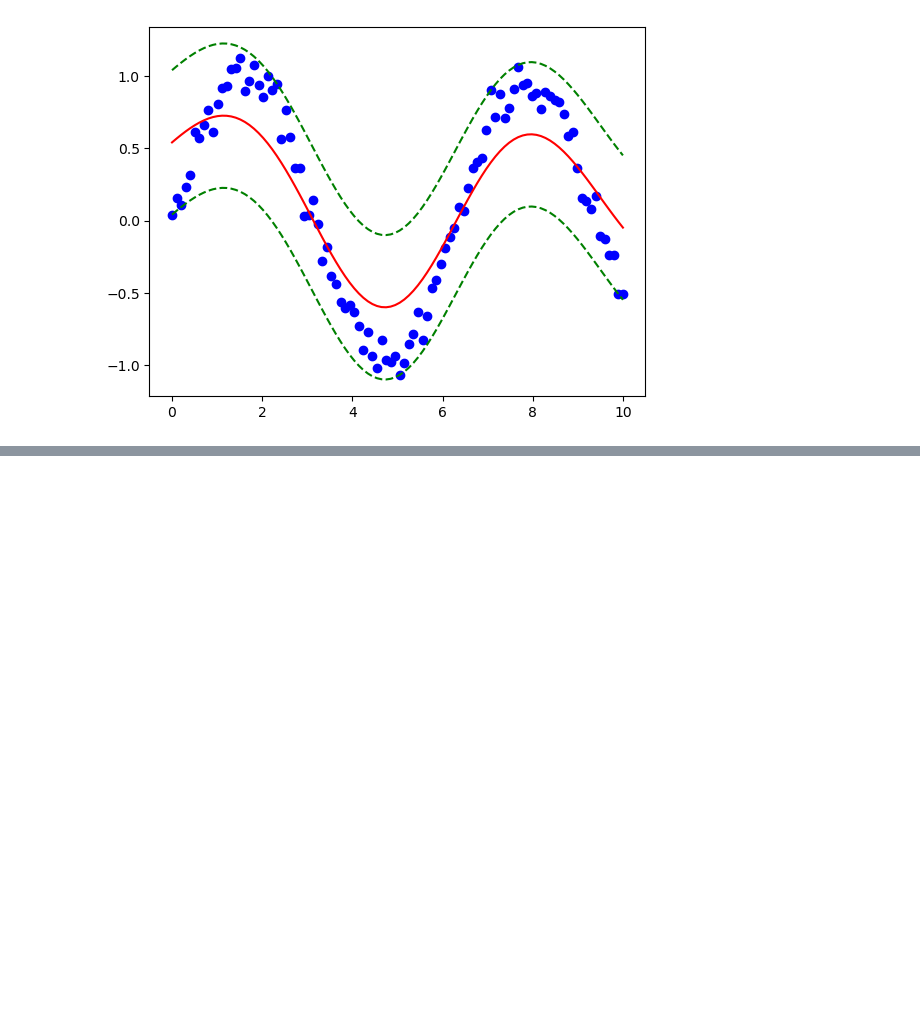
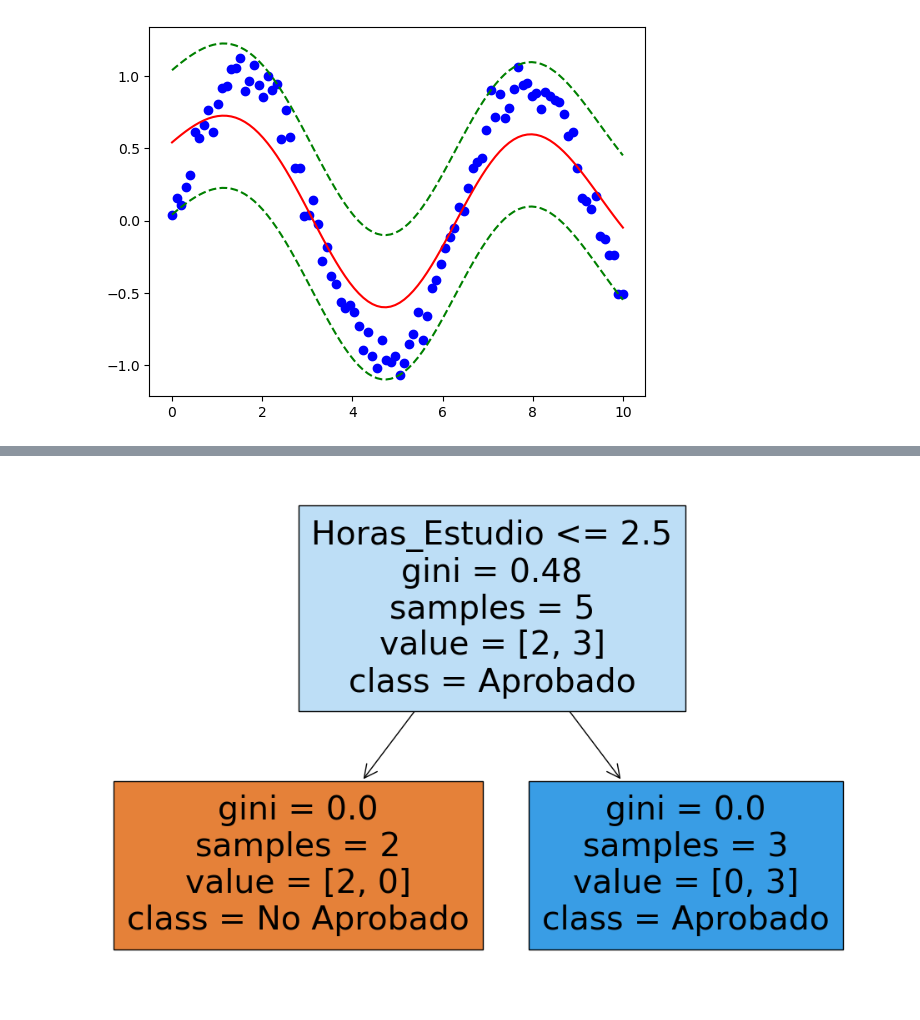
Before and after one commit to vizcardo1199/python-statitics, a Jupyter notebook: MODULO-2/Sesion17.ipynb, the cells around one changed output, grey strips where cells are left out. Saved outputs shown, nothing was run; the diff lists cells and outputs as text; code cells hidden in the pictures; blank space fills up the shorter version.

```diff
--- a/MODULO-2/Sesion17.ipynb
+++ b/MODULO-2/Sesion17.ipynb
@@ -173,23 +195,26 @@ y = df["Aprobado"]
 # %%
 import pandas as pd
 from sklearn.tree import DecisionTreeClassifier, plot_tree
 import matplotlib.pyplot as plt
 
 # Leer el archivo Excel
 df = pd.read_excel('estudiantes.xlsx')
 
 # Variables independientes y dependiente
 X = df[["Horas_Estudio", "Asistencias"]]
 y = df["Aprobado"]
 
 # creamos y entrenamos el arbol de decision
 modelo = DecisionTreeClassifier(max_depth = 3 ,random_state = 42) # a mayor max_depth el
 #modelo se ajusta mas a los datos pero nos puede llevar a un sobreajuste
 modelo.fit(X ,y)
 
 #visualizar el arbol
-plt.figure(figsize(12,8))
-plot_tree(modelo , feature_names = ["Horas_Estudio", "Asistencias"] , class_names = ["Manzana", "Naranja"],filled = True)
+plt.figure(figsize=(12,8))
+plot_tree(modelo , feature_names = ["Horas_Estudio", "Asistencias"] , class_names = ["No Aprobado", "Aprobado"],filled = True)
+plt.show()
+# %% [output]
+[figure, added]
 # %%
 import pandas as pd
 from sklearn.tree import DecisionTreeClassifier, plot_tree
```
Also changed, not shown: parts of 3 cells of this notebook.
